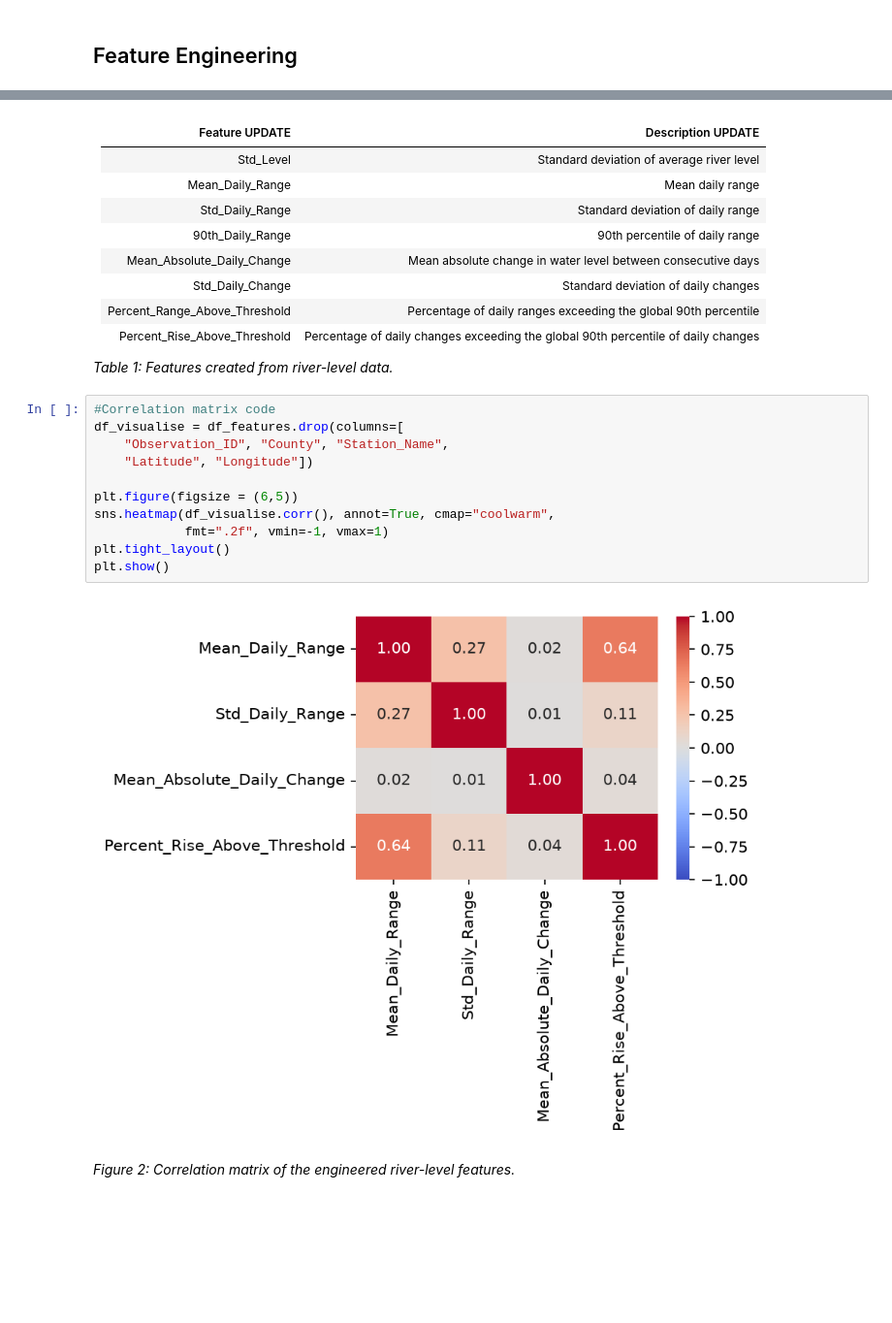
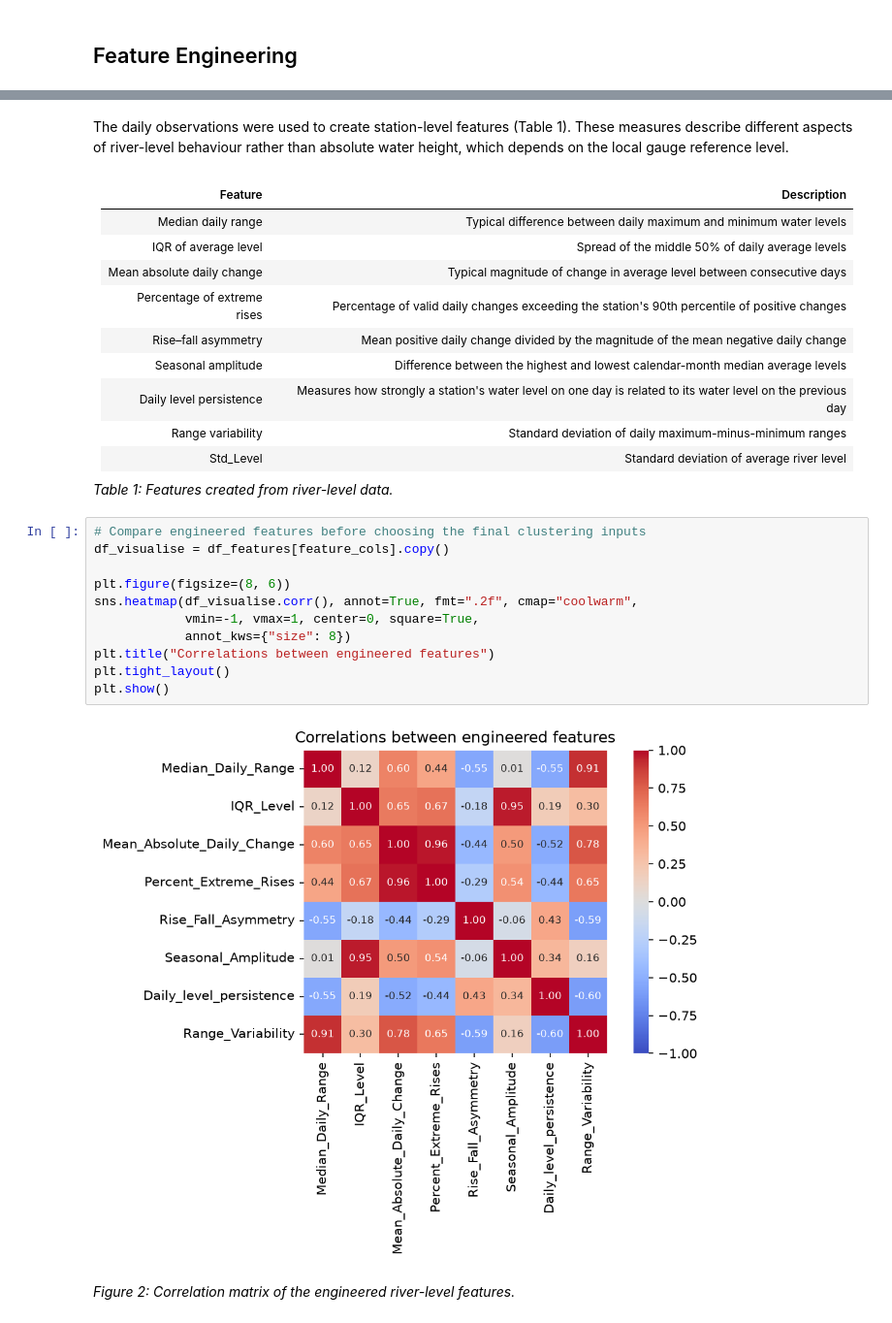
Before and after one commit to Emma-Deyell/MLP-PROJ, a Jupyter notebook: project.ipynb, the cells around one changed output, grey strips where cells are left out. Shown at 97% size. Saved outputs shown, nothing was run; the diff lists cells and outputs as text; blank space fills up the shorter version.

```diff
--- a/project.ipynb
+++ b/project.ipynb
@@ -159,29 +267,33 @@ df_features = df_features.reset_index()
+# %% [markdown]
+The daily observations were used to create station-level features (Table 1). These measures describe different aspects of river-level behaviour rather than absolute water height, which depends on the local gauge reference level.
 # %% [markdown]
-| Feature UPDATE | Description UPDATE |
+| Feature | Description |
 |---|---|
+| Median daily range | Typical difference between daily maximum and minimum water levels |
+| IQR of average level | Spread of the middle 50% of daily average levels |
+| Mean absolute daily change | Typical magnitude of change in average level between consecutive days |
+| Percentage of extreme rises | Percentage of valid daily changes exceeding the station's 90th percentile of positive changes |
+| Rise–fall asymmetry | Mean positive daily change divided by the magnitude of the mean negative daily change |
+| Seasonal amplitude | Difference between the highest and lowest calendar-month median average levels |
+| Daily level persistence | Measures how strongly a station's water level on one day is related to its water level on the previous day |
+| Range variability | Standard deviation of daily maximum-minus-minimum ranges |
 | Std_Level | Standard deviation of average river level |
-| Mean_Daily_Range | Mean daily range |
-| Std_Daily_Range | Standard deviation of daily range |
-| 90th_Daily_Range | 90th percentile of daily range |
-| Mean_Absolute_Daily_Change | Mean absolute change in water level between consecutive days |
-| Std_Daily_Change | Standard deviation of daily changes |
-| Percent_Range_Above_Threshold | Percentage of daily ranges exceeding the global 90th percentile |
-| Percent_Rise_Above_Threshold | Percentage of daily changes exceeding the global 90th percentile of daily changes |
+
 
 *Table 1: Features created from river-level data.*
 # %%
-#Correlation matrix code
-df_visualise = df_features.drop(columns=[
-    "Observation_ID", "County", "Station_Name",
-    "Latitude", "Longitude"])
+# Compare engineered features before choosing the final clustering inputs
+df_visualise = df_features[feature_cols].copy()
 
-plt.figure(figsize = (6,5))
-sns.heatmap(df_visualise.corr(), annot=True, cmap="coolwarm",
-            fmt=".2f", vmin=-1, vmax=1)
+plt.figure(figsize=(8, 6))
+sns.heatmap(df_visualise.corr(), annot=True, fmt=".2f", cmap="coolwarm",
+            vmin=-1, vmax=1, center=0, square=True,
+            annot_kws={"size": 8})
+plt.title("Correlations between engineered features")
 plt.tight_layout()
 plt.show()
 # %% [output]
-[figure, old version]
+[figure, new version]
 # %% [markdown]
 *Figure 2: Correlation matrix of the engineered river-level features.*
 # %% [markdown]
```
Also changed, not shown: parts of 7 cells of this notebook.
